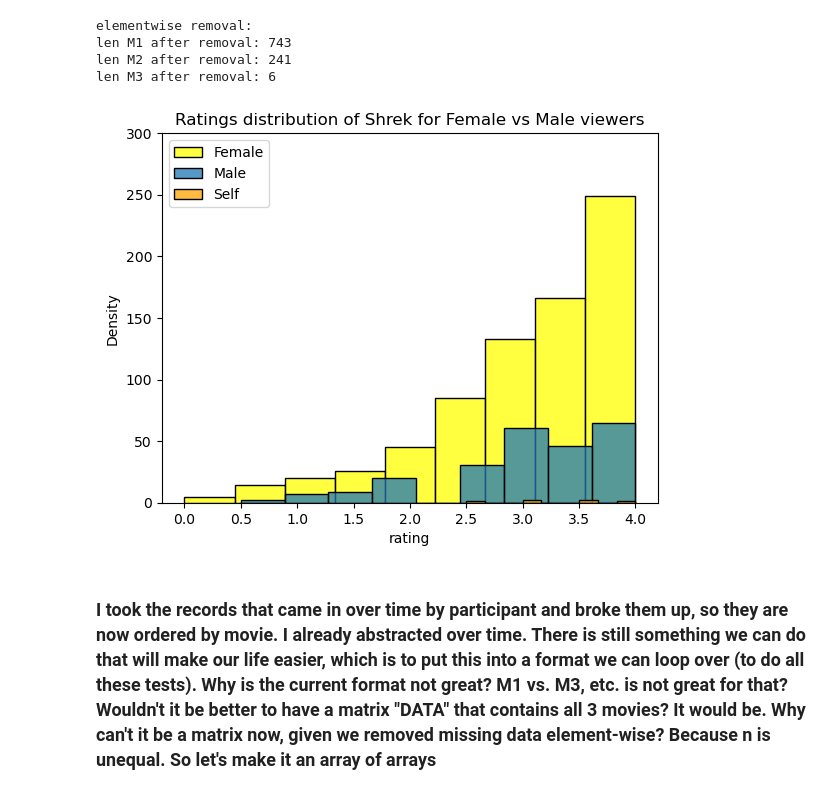
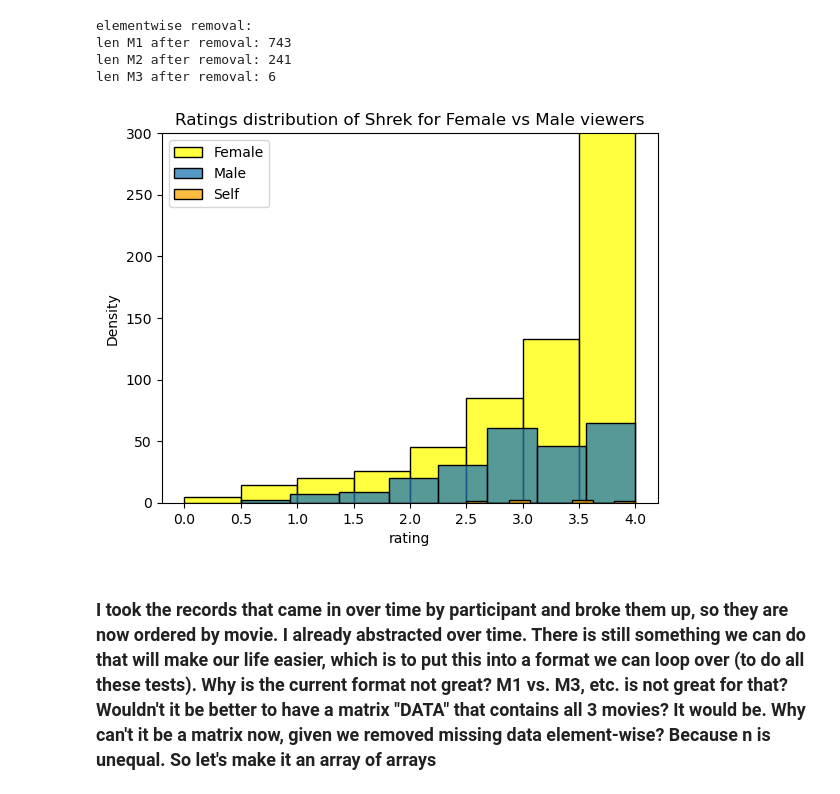
Before and after one commit to caralinebruz/data_science_movie_ratings_analysis, a Jupyter notebook: 3 Shrek (Male v Female).ipynb, the cells around one changed output. Cells and saved outputs as stored; diff of their text form; code cells hidden in the pictures.

```diff
--- a/3 Shrek (Male v Female).ipynb
+++ b/3 Shrek (Male v Female).ipynb
@@ -151,24 +151,24 @@ len M3 after removal: 6
 # %%
 # ELEMENTWISE MOVIE 1 VS MOVIE 2
 
 
 # combinedData = np.transpose(np.array([Female,Male], dtype=object)) # array of arrays
 combinedData = np.transpose(np.array([Female,Male,Self], dtype=object)) # array of arrays
 
-bins = 9
+bins = 8
 
 sns.histplot(combinedData[0], bins=bins, color="yellow", label="Female")
 sns.histplot(combinedData[1], bins=bins, label="Male")
 sns.histplot(combinedData[2], bins=bins, label="Self", color="orange")
 
 plt.title('Ratings distribution of Shrek for Female vs Male viewers')
 plt.xlabel('rating')
 plt.ylabel('Density')
 plt.legend()
 plt.ylim([0, 300])
 plt.show()
 # %% [output]
-[figure, old version]
+[figure, new version]
 # %% [markdown]
 ### I took the records that came in over time by participant and broke them up, so they are now ordered by movie. I already abstracted over time. There is still something we can do that will make our life easier, which is to put this into a format we can loop over (to do all these tests). Why is the current format not great? M1 vs. M3, etc. is not great for that? Wouldn't it be better to have a matrix "DATA" that contains all 3 movies? It would be. Why can't it be a matrix now, given we removed missing data element-wise? Because n is unequal. So let's make it an array of arrays
 # %%
```
Also changed, not shown: 1 other file.
